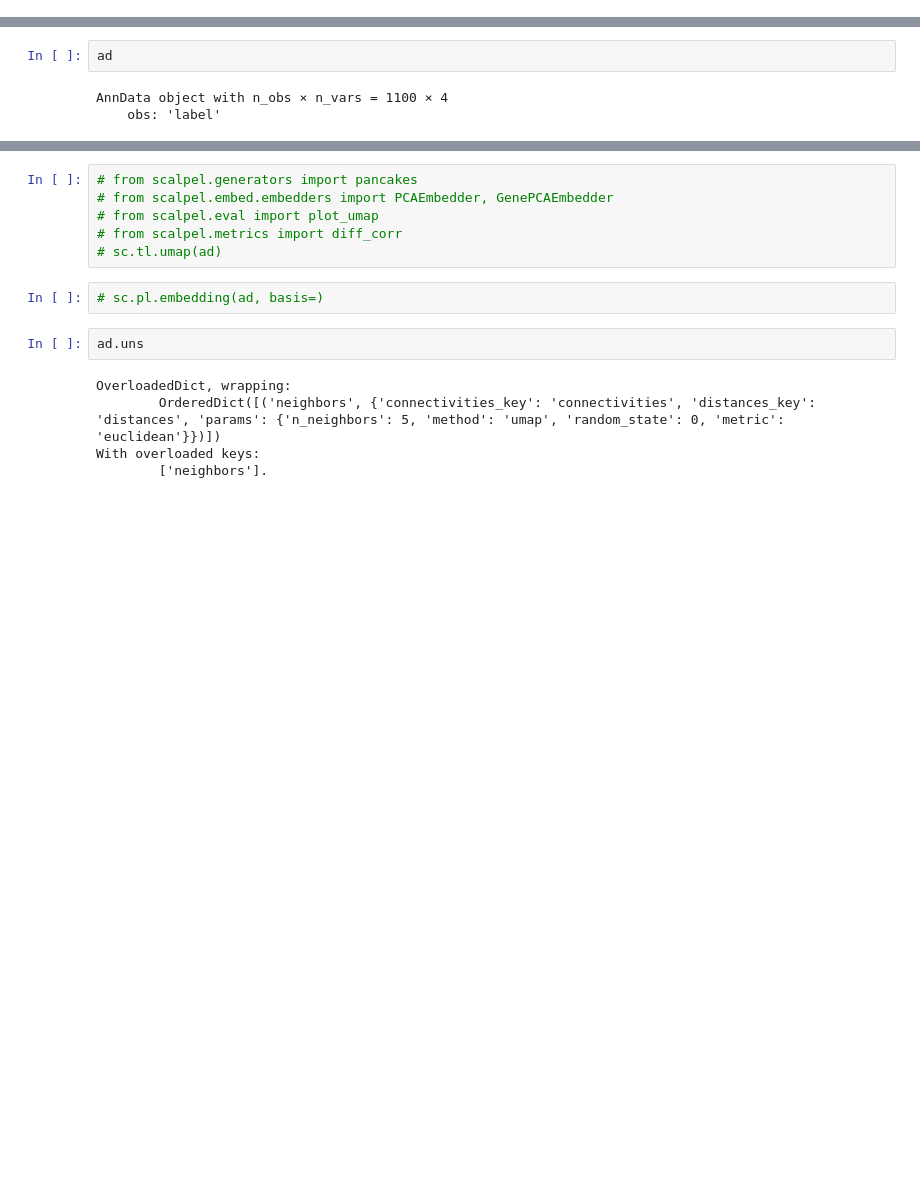
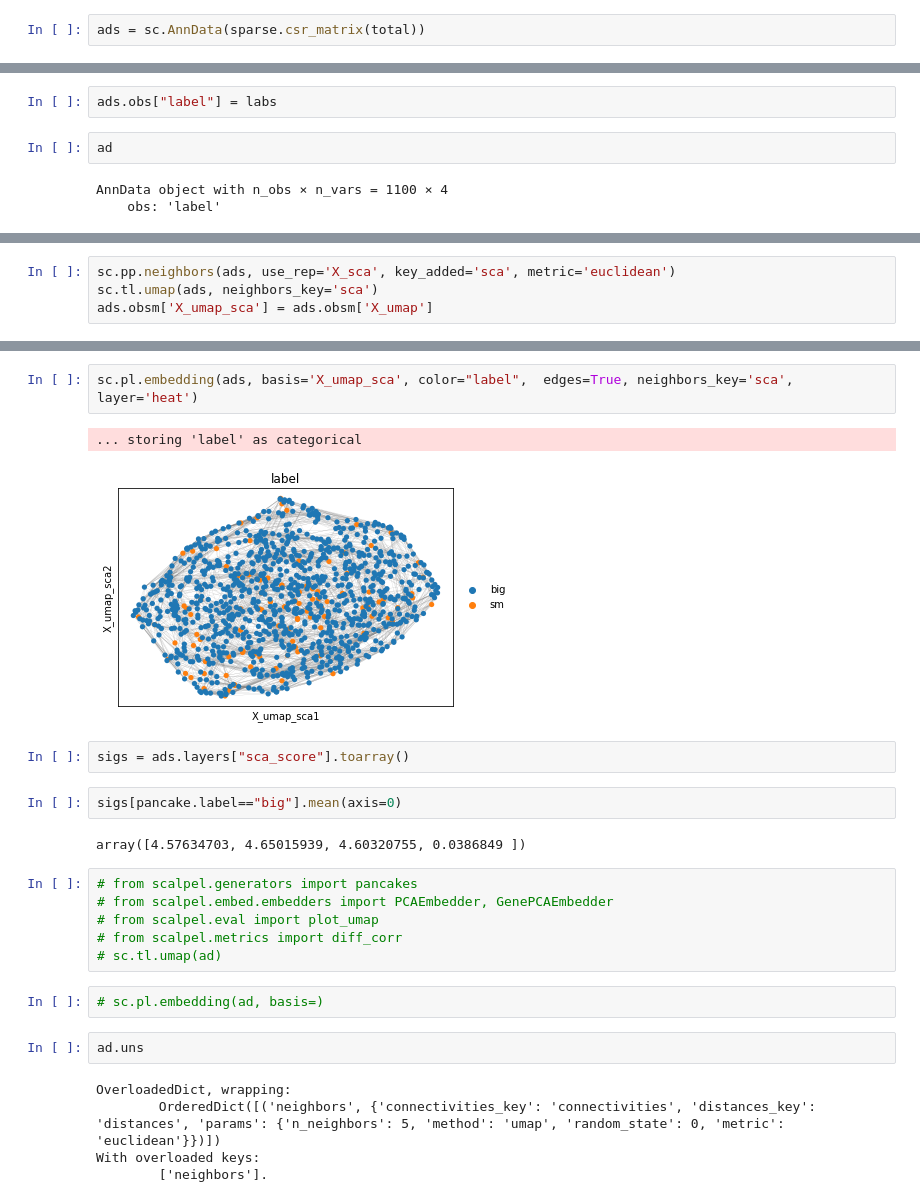
Before and after one commit to ashwinn226/graphwave, a Jupyter notebook: graphwave_pancakes.ipynb, the cells around one changed output, grey strips where cells are left out. Drawn from its saved outputs; the diff is of its cells as text; blank space fills up the shorter version.

Commit message:
t-test synthetic data

```diff
--- a/graphwave_pancakes.ipynb
+++ b/graphwave_pancakes.ipynb
@@ -99,5 +125,9 @@ ad = sc.AnnData(total)
+# %%
+ads = sc.AnnData(sparse.csr_matrix(total))
 # %%
 ad.obs["label"] = labs
+# %%
+ads.obs["label"] = labs
 # %%
 ad
 # %% [output]
@@ -114 +162,5 @@ AnnData object with n_obs × n_vars = 1100 × 4
     obsp: 'distances', 'connectivities'
+# %%
+sc.pp.neighbors(ads, use_rep='X_sca', key_added='sca', metric='euclidean')
+sc.tl.umap(ads, neighbors_key='sca')
+ads.obsm['X_umap_sca'] = ads.obsm['X_umap']
@@ -115,3 +183,14 @@ AnnData object with n_obs × n_vars = 1100 × 4
+# %%
+sc.pl.embedding(ads, basis='X_umap_sca', color="label",  edges=True, neighbors_key='sca', layer='heat')
+# %% [output]
+... storing 'label' as categorical
+[figure, added]
+# %%
+sigs = ads.layers["sca_score"].toarray()
+# %%
+sigs[pancake.label=="big"].mean(axis=0)
+# %% [output]
+array([4.57634703, 4.65015939, 4.60320755, 0.0386849 ])
 # %%
 # from scalpel.generators import pancakes
 # from scalpel.embed.embedders import PCAEmbedder, GenePCAEmbedder
```
Also changed, not shown: parts of 13 cells of this notebook.
